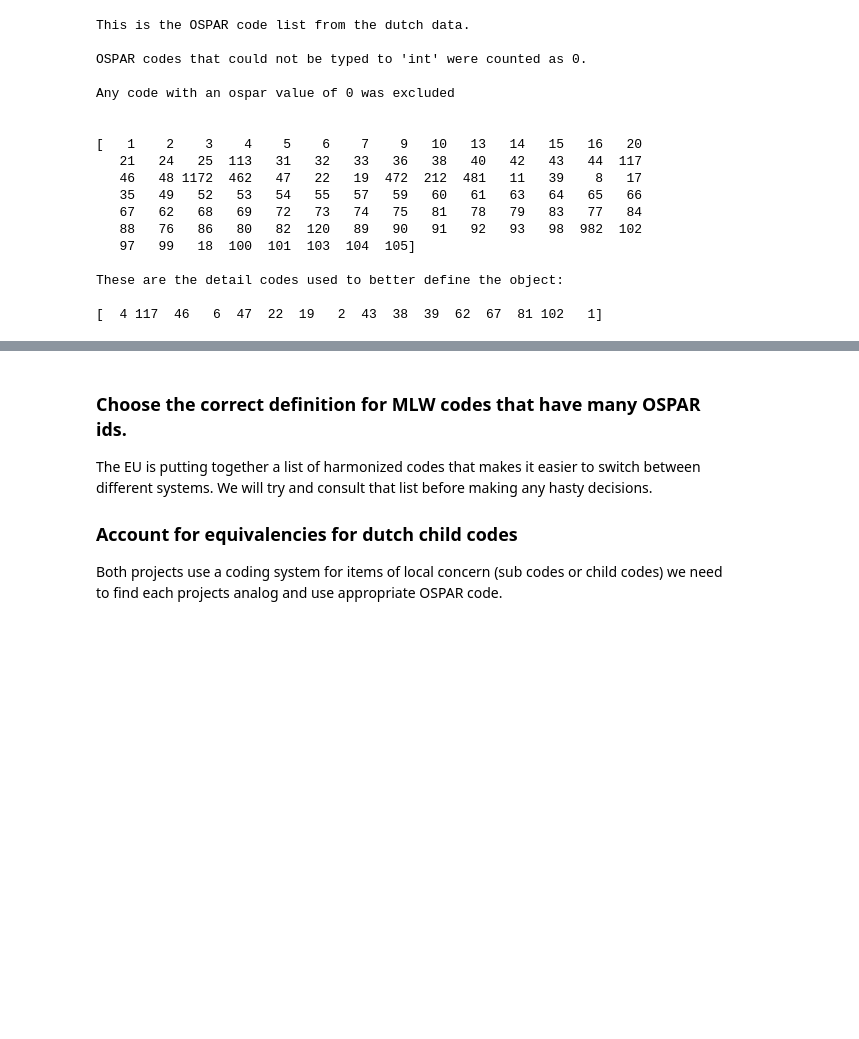
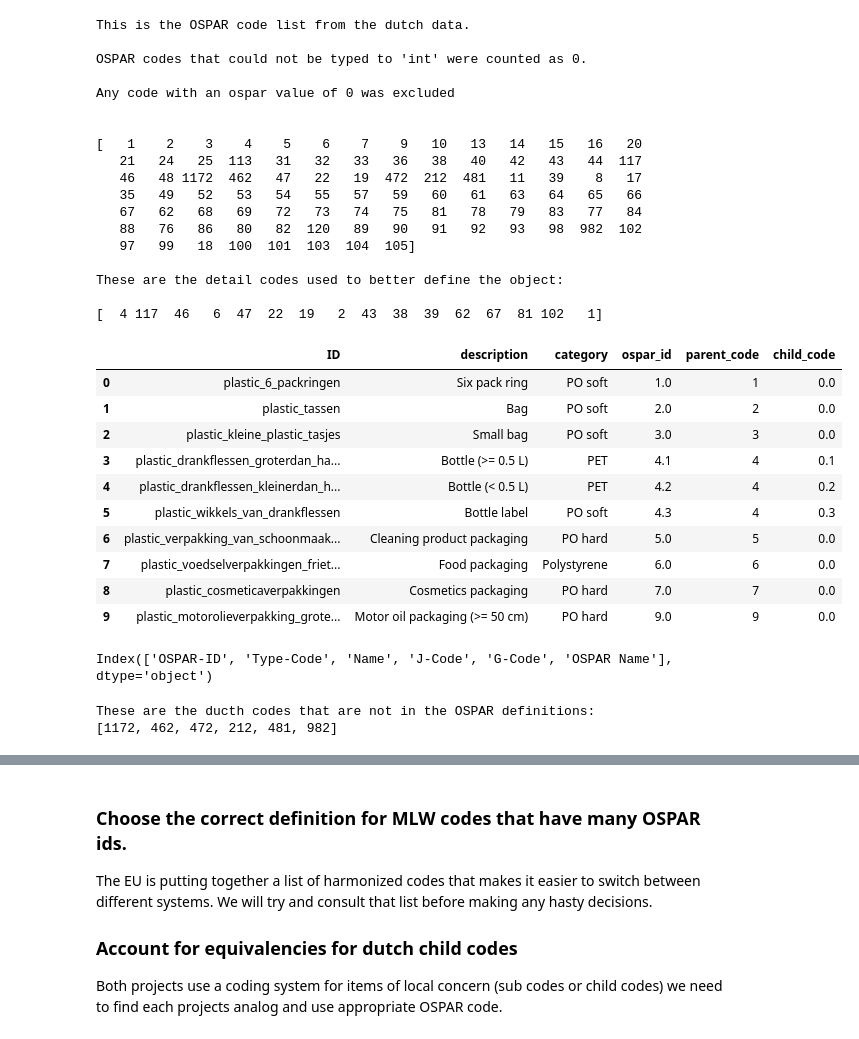
Before and after one commit to hammerdirt-analyst/rhinecode, a Jupyter notebook: harmonizecodes.ipynb, the cells around one changed output, grey strips where cells are left out. Saved outputs shown, nothing was run; the diff lists cells and outputs as text; code cells hidden in the pictures; blank space fills up the shorter version.

```diff
--- a/harmonizecodes.ipynb
+++ b/harmonizecodes.ipynb
@@ -129,3 +149,22 @@ Any code with an ospar value of 0 was excluded
 These are the detail codes used to better define the object:
 
 [  4 117  46   6  47  22  19   2  43  38  39  62  67  81 102   1]
+# %%
+dutch_codes.iloc[:10]
+# %% [output]
+|  | ID | description | category | ospar_id | parent_code | child_code |
+| 0 | plastic_6_packringen | Six pack ring | PO soft | 1.0 | 1 | 0.0 |
+| 1 | plastic_tassen | Bag | PO soft | 2.0 | 2 | 0.0 |
+| 2 | plastic_kleine_plastic_tasjes | Small bag | PO soft | 3.0 | 3 | 0.0 |
+| 3 | plastic_drankflessen_groterdan_ha... | Bottle (>= 0.5 L) | PET | 4.1 | 4 | 0.1 |
+| 4 | plastic_drankflessen_kleinerdan_h... | Bottle (< 0.5 L) | PET | 4.2 | 4 | 0.2 |
+| 5 | plastic_wikkels_van_drankflessen | Bottle label | PO soft | 4.3 | 4 | 0.3 |
+| 6 | plastic_verpakking_van_schoonmaak... | Cleaning product packaging | PO hard | 5.0 | 5 | 0.0 |
+| 7 | plastic_voedselverpakkingen_friet... | Food packaging | Polystyrene | 6.0 | 6 | 0.0 |
+| 8 | plastic_cosmeticaverpakkingen | Cosmetics packaging | PO hard | 7.0 | 7 | 0.0 |
+| 9 | plastic_motorolieverpakking_grote... | Motor oil packaging (>= 50 cm) | PO hard | 9.0 | 9 | 0.0 |
+# %%
+# compare dutch codes to fleets defs:
+joint_list.columns
+# %% [output]
+Index(['OSPAR-ID', 'Type-Code', 'Name', 'J-Code', 'G-Code', 'OSPAR Name'], dtype='object')
@@ -131,0 +187,7 @@ These are the detail codes used to better define the object:
+# %%
+dutch_codes_not_in_ospar = [x for x in dutch_codes.parent_code.unique() if x not in joint_list.ospar_id.unique()]
+
+print(F"These are the ducth codes that are not in the OSPAR definitions:\n{dutch_codes_not_in_ospar }")
+# %% [output]
+These are the ducth codes that are not in the OSPAR definitions:
+[1172, 462, 472, 212, 481, 982]
```
Also changed, not shown: parts of 24 cells of this notebook, 5 other files.
